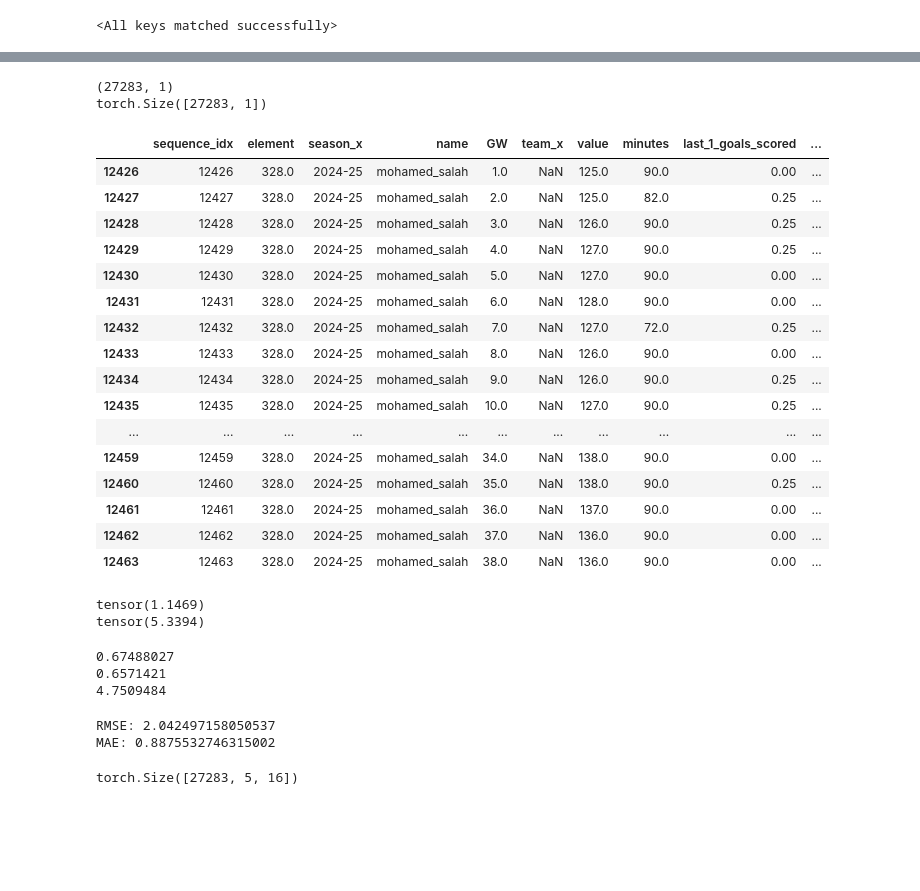
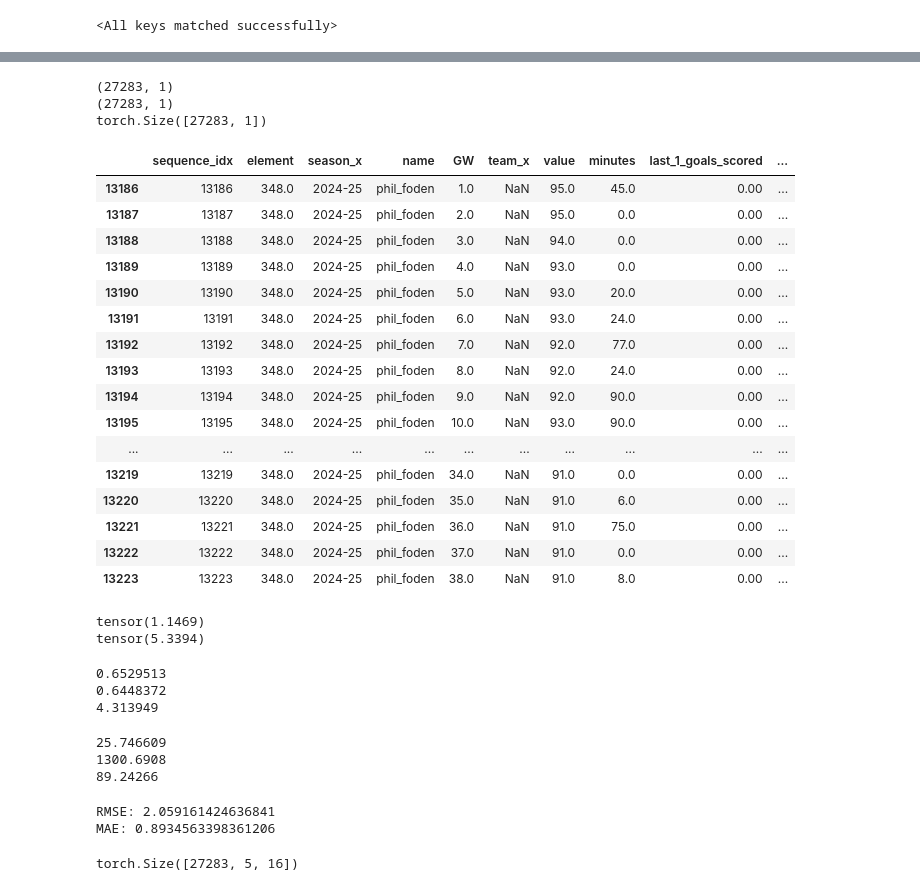
Before and after one commit to bragehs/FPL_forecast, a Jupyter notebook: predictor/run_simulation.ipynb, the cells around one changed output, grey strips where cells are left out. Drawn from its saved outputs; the diff is of its cells as text; code cells hidden in the pictures; blank space fills up the shorter version.

```diff
--- a/predictor/run_simulation.ipynb
+++ b/predictor/run_simulation.ipynb
@@ -54,10 +44,7 @@ model = FPLSequenceModel(
             hidden_dim=best_model_data['hidden_dim'],
             lstm_layers=best_model_data["lstm_layers"],
             dropout=0.0,
-            position_vocab_size=6,
-            position_embed_dim=16,
-            fixture_diff_vocab_size=6,
-            fixture_diff_embed_dim=16,
+            multitask=True
         )
 model.load_state_dict(best_model_data['model_state_dict'])
 # %% [output]
@@ -124,12 +98,16 @@ def forward_model(x_numeric, x_static, pos=None, fixd=None):
 # %%
-predictions = forward_model(X_test_numeric, X_test_static , pos=pos_ids_test, fixd=fixdiff_ids_test).detach().numpy()
-print(predictions.shape)
+points_predictions, mins_predictions = model(X_test_numeric, X_test_static)
+points_predictions = points_predictions.detach().numpy()
+mins_predictions = mins_predictions.detach().numpy()
+print(points_predictions.shape)
+print(mins_predictions.shape)
 print(y_test.shape)
 # %% [output]
+(27283, 1)
 (27283, 1)
 torch.Size([27283, 1])
 # %%
-def make_predicted_table(y_test, y_pred):
+def make_predicted_table(y_test, y_pred, mins_predictions):
     '''
     Create a DataFrame for LSTM model predictions.
     This needs to keep track of the Gameweek (GW) and player names.
@@ -138,6 +116,7 @@ def make_predicted_table(y_test, y_pred):
     predictions_df = test_mapping.copy()
     predictions_df['actual'] = y_test
     predictions_df['predicted'] = y_pred
+    predictions_df['minutes_pred'] = mins_predictions
     predictions_df['predicted'] = predictions_df['predicted'].where(predictions_df['minutes'] > 0, 0)
     predictions_df.rename(columns={'prediction_gw': 'GW'}, inplace=True)
 
@@ -147,28 +126,28 @@ def make_predicted_table(y_test, y_pred):
 
     return predictions_df
 # %%
-df = make_predicted_table(y_test, predictions)
+df = make_predicted_table(y_test, points_predictions, mins_predictions)
 # %%
-salah = df[df['name'] == 'mohamed_salah']
-salah
+player = df[df['name'] == 'phil_foden']
+player
 # %% [output]
 |  | sequence_idx | element | season_x | name | GW | team_x | value | minutes | last_1_goals_scored | ... |
-| 12426 | 12426 | 328.0 | 2024-25 | mohamed_salah | 1.0 | NaN | 125.0 | 90.0 | 0.00 | ... |
-| 12427 | 12427 | 328.0 | 2024-25 | mohamed_salah | 2.0 | NaN | 125.0 | 82.0 | 0.25 | ... |
-| 12428 | 12428 | 328.0 | 2024-25 | mohamed_salah | 3.0 | NaN | 126.0 | 90.0 | 0.25 | ... |
-| 12429 | 12429 | 328.0 | 2024-25 | mohamed_salah | 4.0 | NaN | 127.0 | 90.0 | 0.25 | ... |
-| 12430 | 12430 | 328.0 | 2024-25 | mohamed_salah | 5.0 | NaN | 127.0 | 90.0 | 0.00 | ... |
-| 12431 | 12431 | 328.0 | 2024-25 | mohamed_salah | 6.0 | NaN | 128.0 | 90.0 | 0.00 | ... |
-| 12432 | 12432 | 328.0 | 2024-25 | mohamed_salah | 7.0 | NaN | 127.0 | 72.0 | 0.25 | ... |
-| 12433 | 12433 | 328.0 | 2024-25 | mohamed_salah | 8.0 | NaN | 126.0 | 90.0 | 0.00 | ... |
-| 12434 | 12434 | 328.0 | 2024-25 | mohamed_salah | 9.0 | NaN | 126.0 | 90.0 | 0.25 | ... |
-| 12435 | 12435 | 328.0 | 2024-25 | mohamed_salah | 10.0 | NaN | 127.0 | 90.0 | 0.25 | ... |
+| 13186 | 13186 | 348.0 | 2024-25 | phil_foden | 1.0 | NaN | 95.0 | 45.0 | 0.00 | ... |
+| 13187 | 13187 | 348.0 | 2024-25 | phil_foden | 2.0 | NaN | 95.0 | 0.0 | 0.00 | ... |
+| 13188 | 13188 | 348.0 | 2024-25 | phil_foden | 3.0 | NaN | 94.0 | 0.0 | 0.00 | ... |
+| 13189 | 13189 | 348.0 | 2024-25 | phil_foden | 4.0 | NaN | 93.0 | 0.0 | 0.00 | ... |
+| 13190 | 13190 | 348.0 | 2024-25 | phil_foden | 5.0 | NaN | 93.0 | 20.0 | 0.00 | ... |
+| 13191 | 13191 | 348.0 | 2024-25 | phil_foden | 6.0 | NaN | 93.0 | 24.0 | 0.00 | ... |
+| 13192 | 13192 | 348.0 | 2024-25 | phil_foden | 7.0 | NaN | 92.0 | 77.0 | 0.00 | ... |
+| 13193 | 13193 | 348.0 | 2024-25 | phil_foden | 8.0 | NaN | 92.0 | 24.0 | 0.00 | ... |
+| 13194 | 13194 | 348.0 | 2024-25 | phil_foden | 9.0 | NaN | 92.0 | 90.0 | 0.00 | ... |
+| 13195 | 13195 | 348.0 | 2024-25 | phil_foden | 10.0 | NaN | 93.0 | 90.0 | 0.00 | ... |
 | ... | ... | ... | ... | ... | ... | ... | ... | ... | ... | ... |
-| 12459 | 12459 | 328.0 | 2024-25 | mohamed_salah | 34.0 | NaN | 138.0 | 90.0 | 0.00 | ... |
-| 12460 | 12460 | 328.0 | 2024-25 | mohamed_salah | 35.0 | NaN | 138.0 | 90.0 | 0.25 | ... |
-| 12461 | 12461 | 328.0 | 2024-25 | mohamed_salah | 36.0 | NaN | 137.0 | 90.0 | 0.00 | ... |
-| 12462 | 12462 | 328.0 | 2024-25 | mohamed_salah | 37.0 | NaN | 136.0 | 90.0 | 0.00 | ... |
-| 12463 | 12463 | 328.0 | 2024-25 | mohamed_salah | 38.0 | NaN | 136.0 | 90.0 | 0.00 | ... |
+| 13219 | 13219 | 348.0 | 2024-25 | phil_foden | 34.0 | NaN | 91.0 | 0.0 | 0.00 | ... |
+| 13220 | 13220 | 348.0 | 2024-25 | phil_foden | 35.0 | NaN | 91.0 | 6.0 | 0.00 | ... |
+| 13221 | 13221 | 348.0 | 2024-25 | phil_foden | 36.0 | NaN | 91.0 | 75.0 | 0.00 | ... |
+| 13222 | 13222 | 348.0 | 2024-25 | phil_foden | 37.0 | NaN | 91.0 | 0.0 | 0.00 | ... |
+| 13223 | 13223 | 348.0 | 2024-25 | phil_foden | 38.0 | NaN | 91.0 | 8.0 | 0.00 | ... |
 # %%
 print(torch.mean(y_test))
 print(torch.var(y_test))
@@ -176,24 +155,32 @@ print(torch.var(y_test))
 tensor(1.1469)
 tensor(5.3394)
 # %%
-print(np.mean(predictions))
-print(np.var(predictions))
-print(np.max(predictions))
+print(np.mean(points_predictions))
+print(np.var(points_predictions))
+print(np.max(points_predictions))
 # %% [output]
-0.67488027
-0.6571421
-4.7509484
+0.6529513
+0.6448372
+4.313949
+# %%
+print(np.mean(mins_predictions))
+print(np.var(mins_predictions))
+print(np.max(mins_predictions))
+# %% [output]
+25.746609
+1300.6908
+89.24266
 # %%
 from sklearn.metrics import root_mean_squared_error, mean_absolute_error
 
-rmse = root_mean_squared_error(y_test, predictions)
+rmse = root_mean_squared_error(y_test, points_predictions)
 print(f"RMSE: {rmse}")
 
-mae = mean_absolute_error(y_test, predictions)
+mae = mean_absolute_error(y_test, points_predictions)
 print(f"MAE: {mae}")
 # %% [output]
-RMSE: 2.042497158050537
-MAE: 0.8875532746315002
+RMSE: 2.059161424636841
+MAE: 0.8934563398361206
 # %%
 X_test_numeric.shape
 # %% [output]
```
Also changed, not shown: parts of 12 cells of this notebook, 5 other files.
